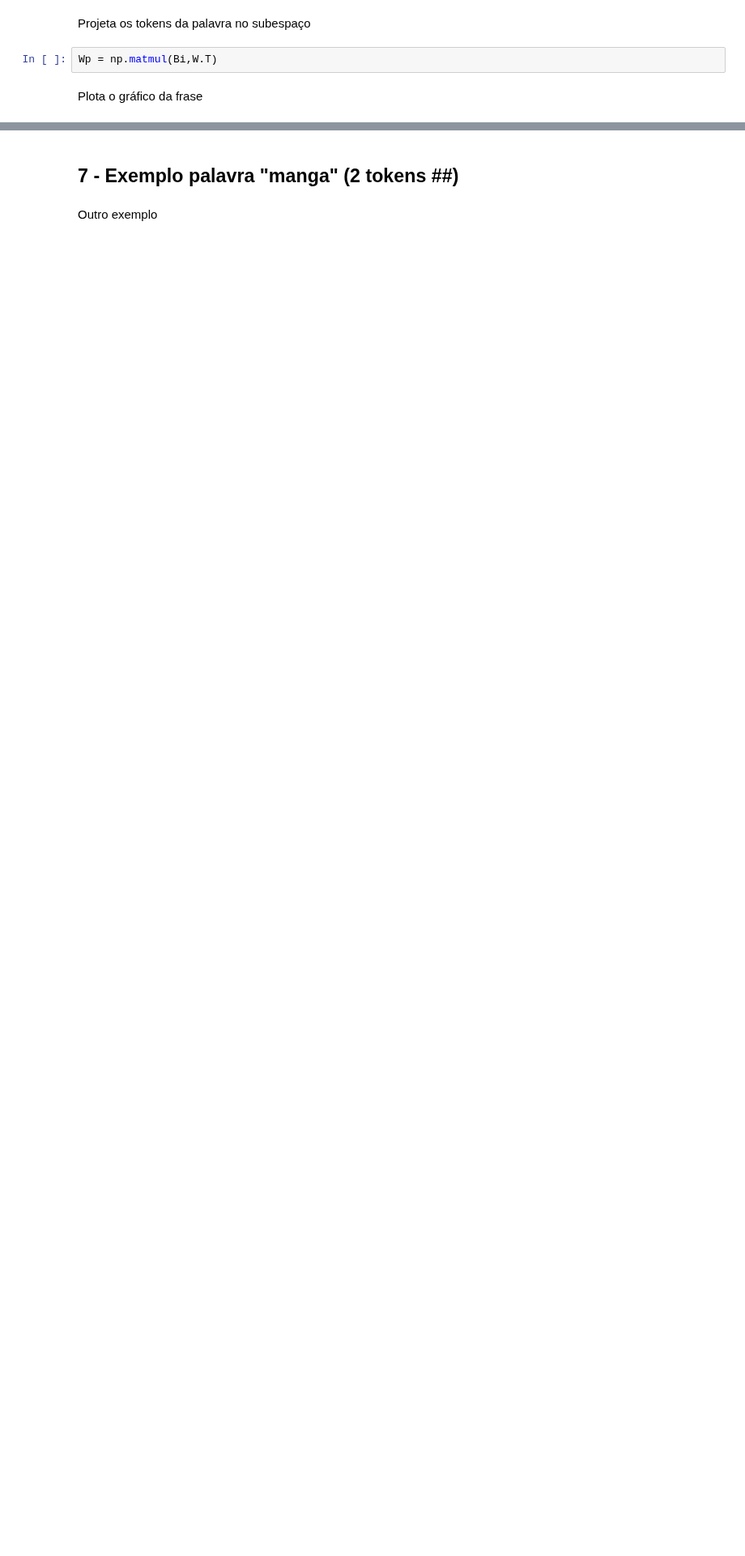
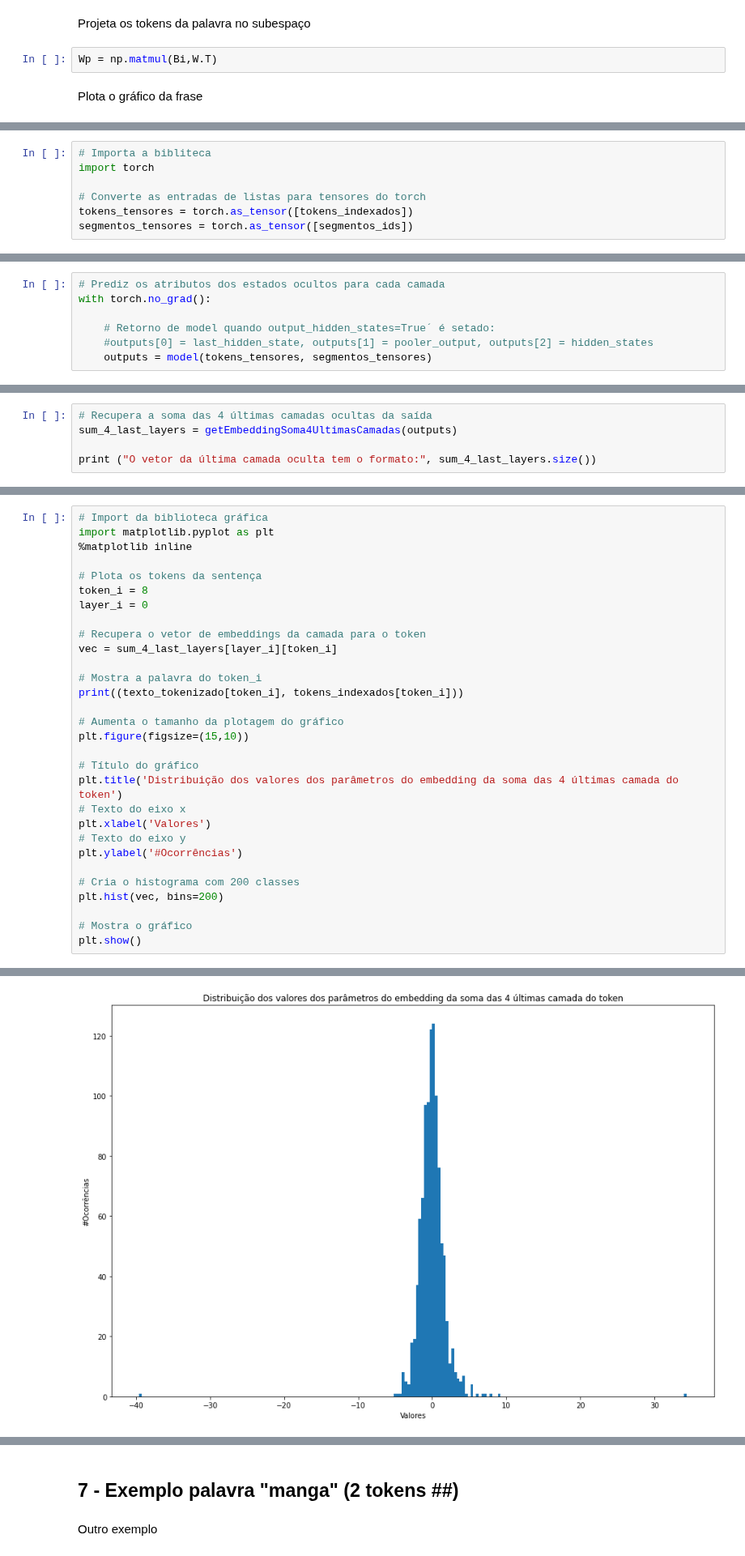
Before and after one commit to osmarbraz/exemplos_BERT, a Jupyter notebook: ExemplosWordEmbeddingContextualBERT_pt_br.ipynb, the cells around one changed output, grey strips where cells are left out. Shown at 81% size. Saved outputs shown, nothing was run; the diff lists cells and outputs as text; blank space fills up the shorter version.

```diff
--- a/ExemplosWordEmbeddingContextualBERT_pt_br.ipynb
+++ b/ExemplosWordEmbeddingContextualBERT_pt_br.ipynb
@@ -582,0 +907,7 @@ plt.show()
+# %%
+# Importa a bibliteca
+import torch
+
+# Converte as entradas de listas para tensores do torch
+tokens_tensores = torch.as_tensor([tokens_indexados])
+segmentos_tensores = torch.as_tensor([segmentos_ids])
@@ -582,0 +916,7 @@ plt.show()
+# %%
+# Prediz os atributos dos estados ocultos para cada camada
+with torch.no_grad():
+
+    # Retorno de model quando output_hidden_states=True´ é setado:
+    #outputs[0] = last_hidden_state, outputs[1] = pooler_output, outputs[2] = hidden_states
+    outputs = model(tokens_tensores, segmentos_tensores)
@@ -582,0 +927,5 @@ plt.show()
+# %%
+# Recupera a soma das 4 últimas camadas ocultas da saída
+sum_4_last_layers = getEmbeddingSoma4UltimasCamadas(outputs)
+
+print ("O vetor da última camada oculta tem o formato:", sum_4_last_layers.size())
@@ -582,0 +936,31 @@ plt.show()
+# %%
+# Import da biblioteca gráfica
+import matplotlib.pyplot as plt
+%matplotlib inline
+
+# Plota os tokens da sentença
+token_i = 8
+layer_i = 0
+
+# Recupera o vetor de embeddings da camada para o token
+vec = sum_4_last_layers[layer_i][token_i]
+
+# Mostra a palavra do token_i
+print((texto_tokenizado[token_i], tokens_indexados[token_i]))
+
+# Aumenta o tamanho da plotagem do gráfico
+plt.figure(figsize=(15,10))
+
+# Título do gráfico
+plt.title('Distribuição dos valores dos parâmetros do embedding da soma das 4 últimas camada do token')
+# Texto do eixo x
+plt.xlabel('Valores')
+# Texto do eixo y
+plt.ylabel('#Ocorrências')
+
+# Cria o histograma com 200 classes
+plt.hist(vec, bins=200)
+
+# Mostra o gráfico
+plt.show()
+# %% [output]
@@ -582,0 +968 @@ plt.show()
+[figure, added]
```
Also changed, not shown: parts of 134 cells of this notebook.
